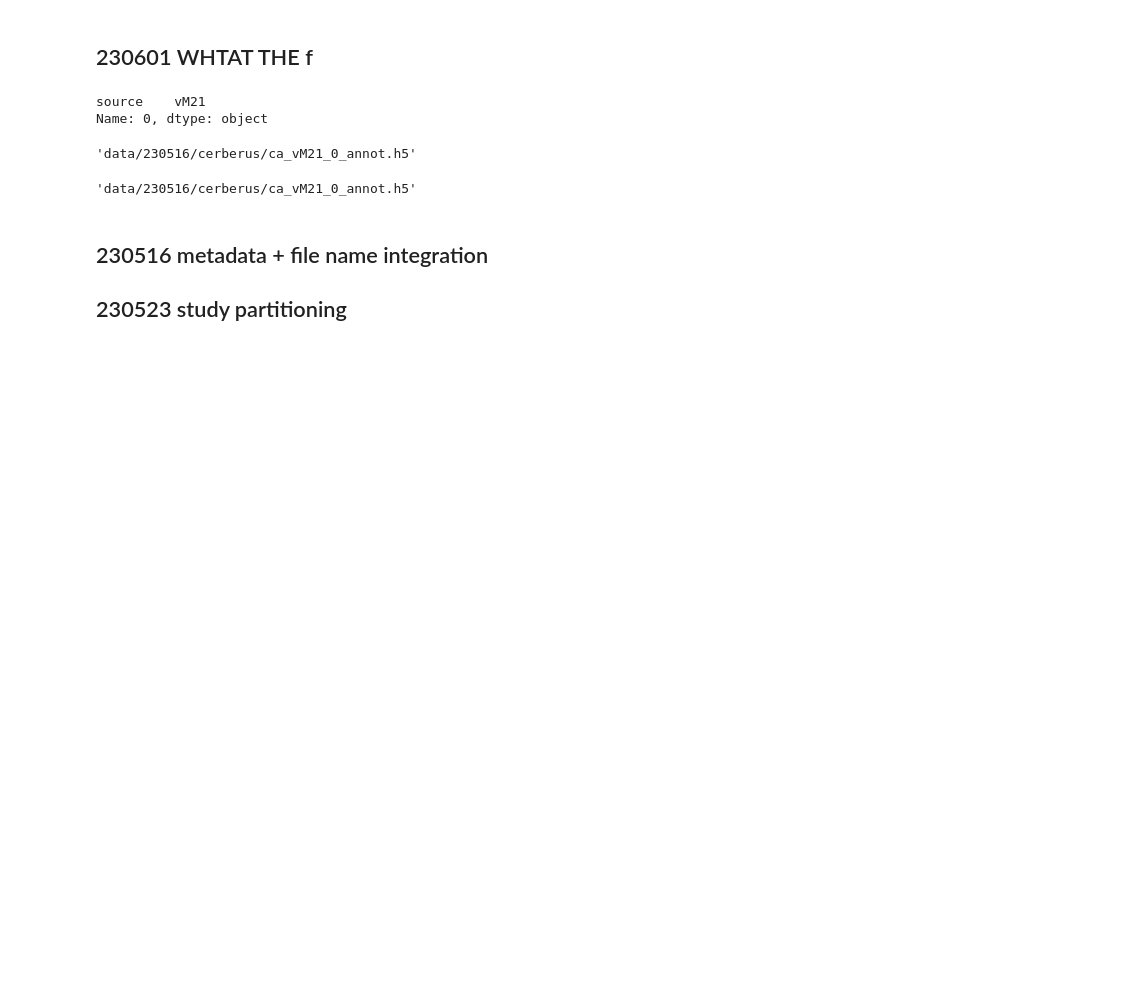
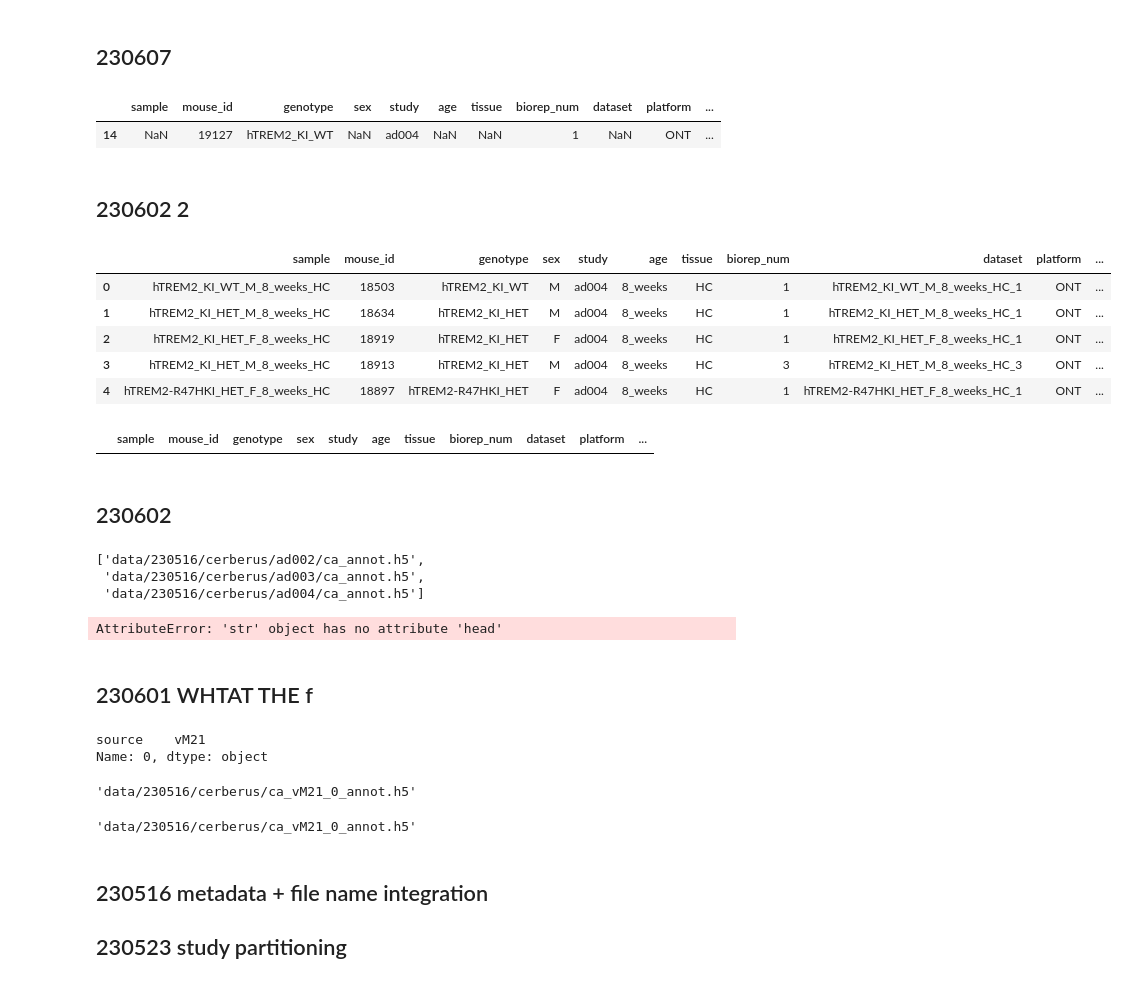
Before and after one commit to gfilimban/modelad_pipeline, a Jupyter notebook: snakemake_dev.ipynb, the cells around one changed output. Saved outputs shown, nothing was run; the diff lists cells and outputs as text; code cells hidden in the pictures; blank space fills up the shorter version.

```diff
--- a/snakemake_dev.ipynb
+++ b/snakemake_dev.ipynb
@@ -6,3 +6,5 @@ import itertools
 from utils import *
 from snakemake.io import expand
 import yaml
+# %% [markdown]
+## 230607
@@ -9,3 +30,8 @@ import yaml
+# %%
+dataset_df.loc[dataset_df.dataset.isnull()]
+# %% [output]
+|  | sample | mouse_id | genotype | sex | study | age | tissue | biorep_num | dataset | platform | ... |
+| 14 | NaN | 19127 | hTREM2_KI_WT | NaN | ad004 | NaN | NaN | 1 | NaN | ONT | ... |
 # %%
 configfile: 'config.yml'
 config_tsv = '230516_config.tsv'
@@ -47,6 +73,37 @@ end_modes = ['tss', 'tes']
 config_file = 'config.yml'
 with open(config_file) as f:
     config = yaml.safe_load(f)
+# %% [markdown]
+## 230602 2
+# %%
+dataset_df.head()
+# %% [output]
+|  | sample | mouse_id | genotype | sex | study | age | tissue | biorep_num | dataset | platform | ... |
+| 0 | hTREM2_KI_WT_M_8_weeks_HC | 18503 | hTREM2_KI_WT | M | ad004 | 8_weeks | HC | 1 | hTREM2_KI_WT_M_8_weeks_HC_1 | ONT | ... |
+| 1 | hTREM2_KI_HET_M_8_weeks_HC | 18634 | hTREM2_KI_HET | M | ad004 | 8_weeks | HC | 1 | hTREM2_KI_HET_M_8_weeks_HC_1 | ONT | ... |
+| 2 | hTREM2_KI_HET_F_8_weeks_HC | 18919 | hTREM2_KI_HET | F | ad004 | 8_weeks | HC | 1 | hTREM2_KI_HET_F_8_weeks_HC_1 | ONT | ... |
+| 3 | hTREM2_KI_HET_M_8_weeks_HC | 18913 | hTREM2_KI_HET | M | ad004 | 8_weeks | HC | 3 | hTREM2_KI_HET_M_8_weeks_HC_3 | ONT | ... |
+| 4 | hTREM2-R47HKI_HET_F_8_weeks_HC | 18897 | hTREM2-R47HKI_HET | F | ad004 | 8_weeks | HC | 1 | hTREM2-R47HKI_HET_F_8_weeks_HC_1 | ONT | ... |
+# %%
+dataset_df.loc[dataset_df.dataset.duplicated(keep=False)].sort_values(by='dataset')
+# %% [output]
+|  | sample | mouse_id | genotype | sex | study | age | tissue | biorep_num | dataset | platform | ... |
+# %% [markdown]
+## 230602
+# %%
+expand(expand(config['data']['ca_annot_2'],
+               zip,
+               study=studies,
+               allow_missing=True),
+               batch=batch)
+# %% [output]
+['data/230516/cerberus/ad002/ca_annot.h5',
+ 'data/230516/cerberus/ad003/ca_annot.h5',
+ 'data/230516/cerberus/ad004/ca_annot.h5']
+# %%
+meta_tsv.head()
+# %% [output]
+AttributeError: 'str' object has no attribute 'head'
 # %% [markdown]
 ## 230601 WHTAT THE f
 # %%
```
Also changed, not shown: parts of 2 cells of this notebook, 10 other files.
